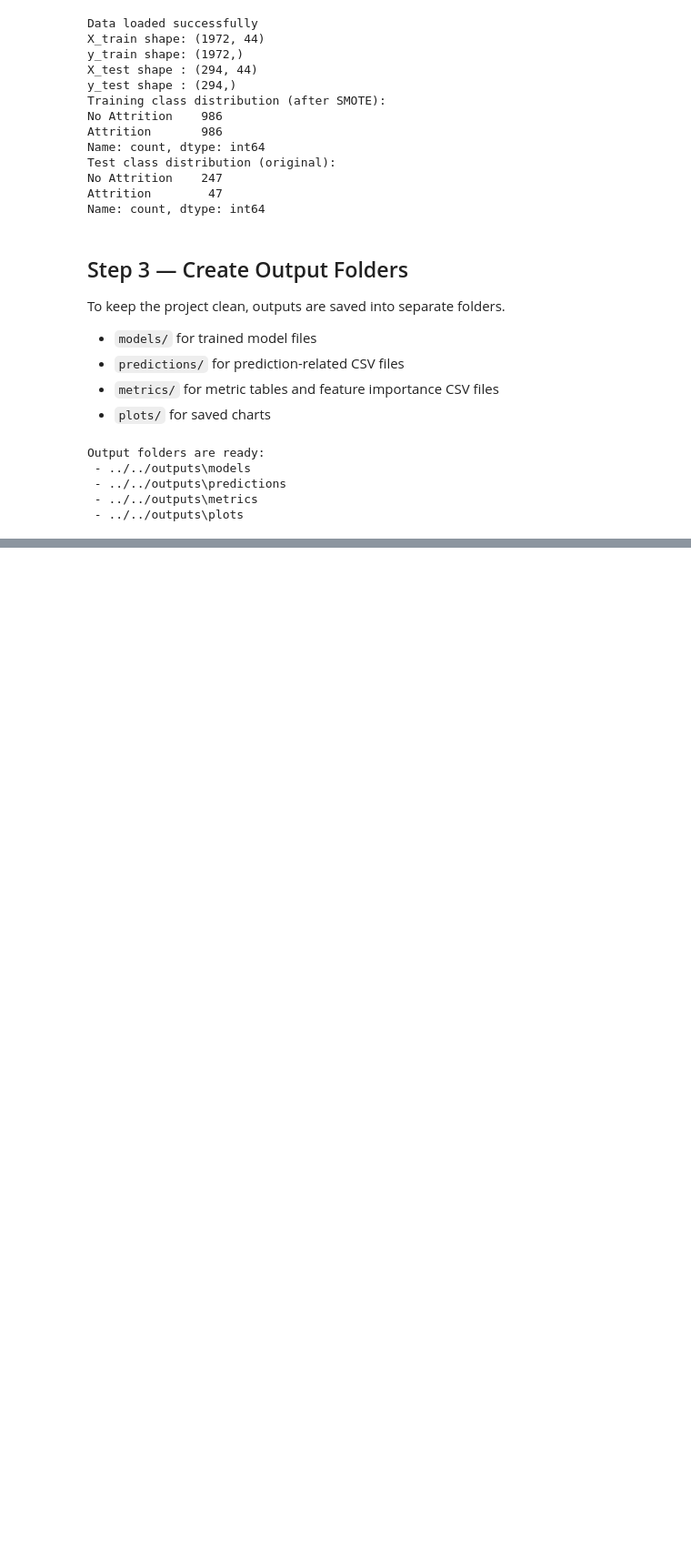
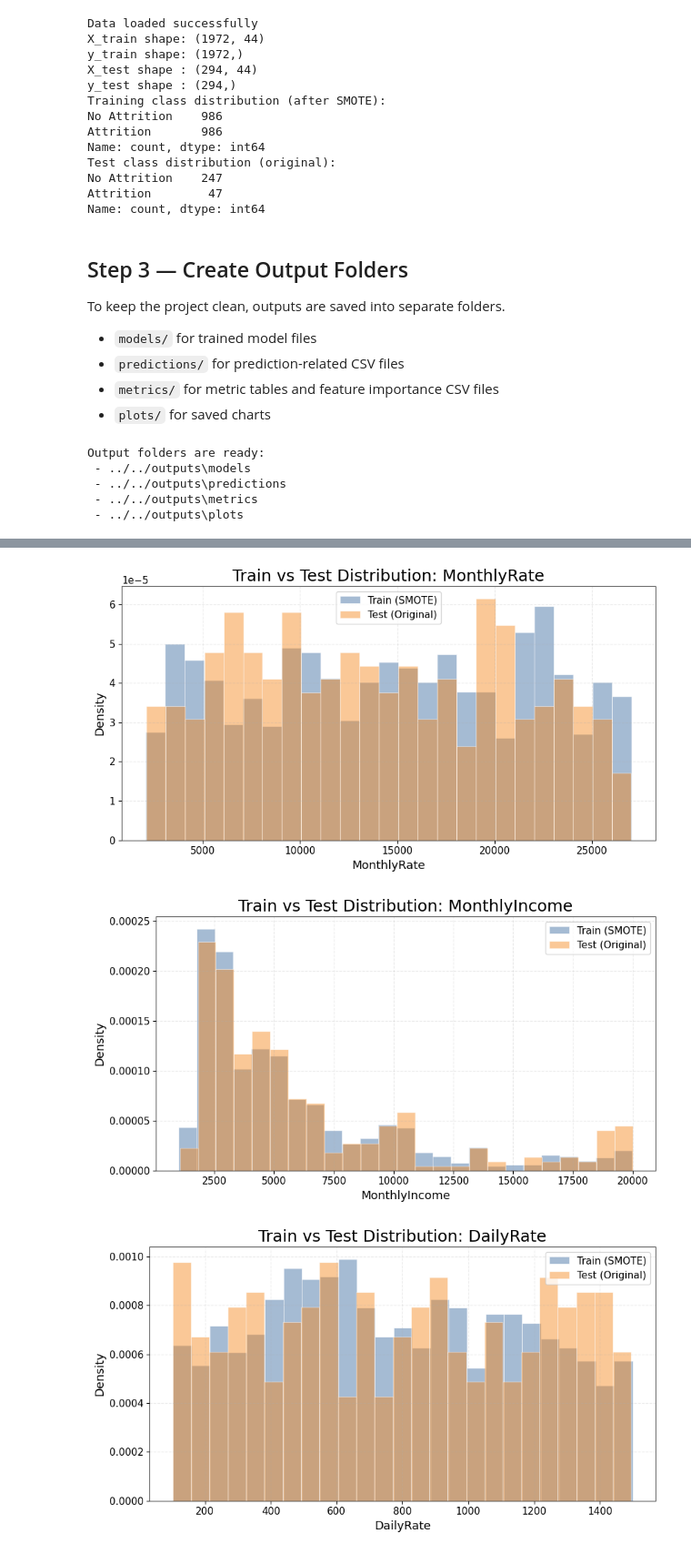
Before and after one commit to SKSpraveen/employee-attrition-prediction, a Jupyter notebook: notebooks/random_forest/random_forest.ipynb, the cells around one changed output, grey strips where cells are left out. Shown at 91% size. Cells and saved outputs as stored; diff of their text form; code cells hidden in the pictures; blank space fills up the shorter version.

```diff
--- a/notebooks/random_forest/random_forest.ipynb
+++ b/notebooks/random_forest/random_forest.ipynb
@@ -183,0 +271,42 @@ Output folders are ready:
+# %%
+# Compare train and test distributions for top numeric features by variance
+# We use the original test set and the SMOTE training set to see whether the shapes are reasonably similar.
+top_numeric_features = variance_df.head(4)['Feature'].tolist()
+
+for feature in top_numeric_features:
+    plt.figure(figsize=(9, 5))
+
+    plt.hist(
+        X_train[feature],
+        bins=25,
+        density=True,
+        alpha=0.50,
+        label='Train (SMOTE)',
+        color='#4C78A8',
+        edgecolor='white',
+        linewidth=0.8
+    )
+
+    plt.hist(
+        X_test[feature],
+        bins=25,
+        density=True,
+        alpha=0.45,
+        label='Test (Original)',
+        color='#F58518',
+        edgecolor='white',
+        linewidth=0.8
+    )
+
+    plt.xlabel(feature)
+    plt.ylabel('Density')
+    plt.title(f'Train vs Test Distribution: {feature}')
+    plt.legend(frameon=True)
+    plt.grid(axis='y', linestyle='--', alpha=0.25)
+    plt.tight_layout()
+    plt.savefig(os.path.join(PLOTS_DIR, f'rf_distribution_{feature}.png'), dpi=300, bbox_inches='tight')
+    plt.show()
+# %% [output]
+[figure, added]
+[figure, added]
+[figure, added]
```
Also changed, not shown: parts of 4 cells of this notebook.
